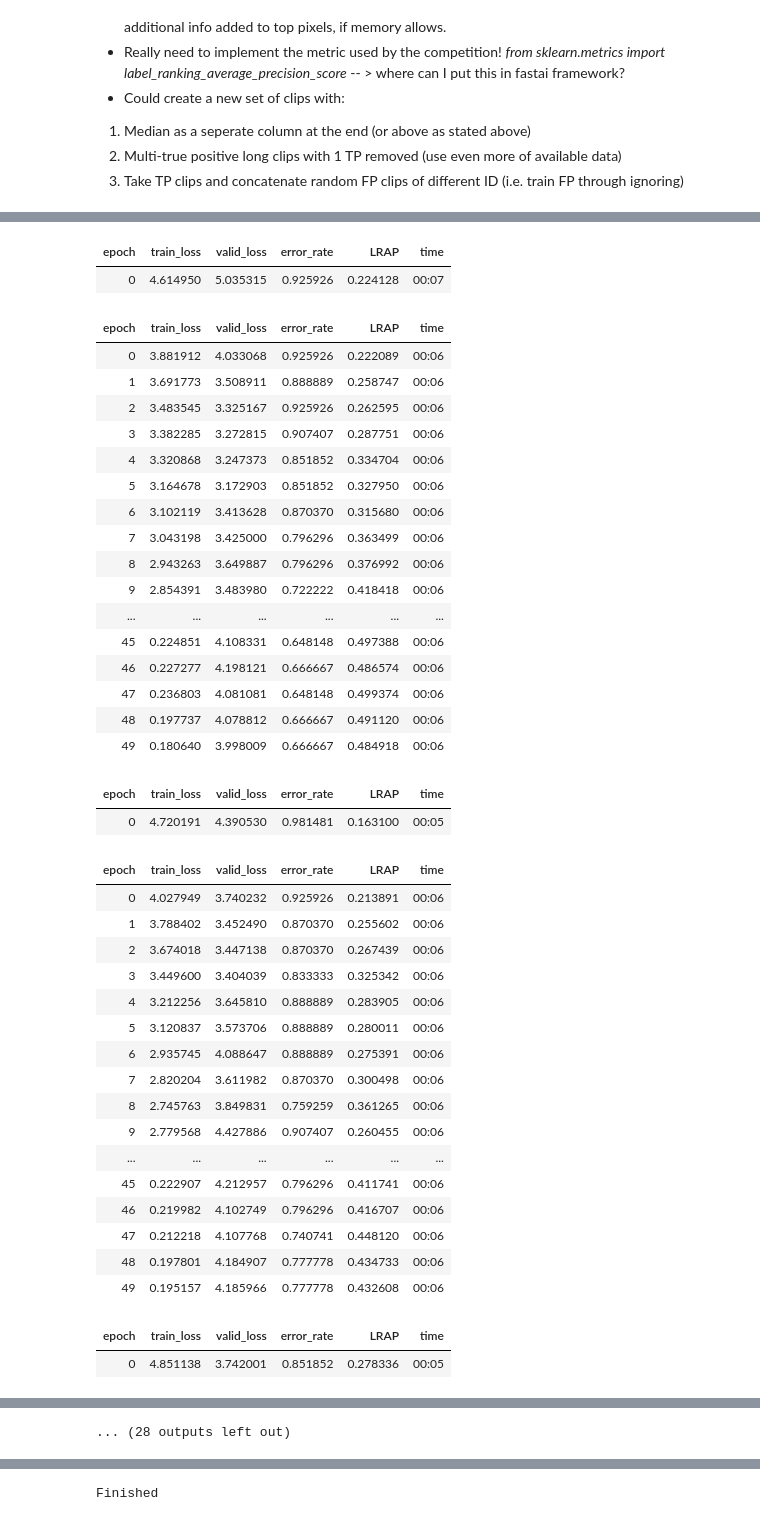
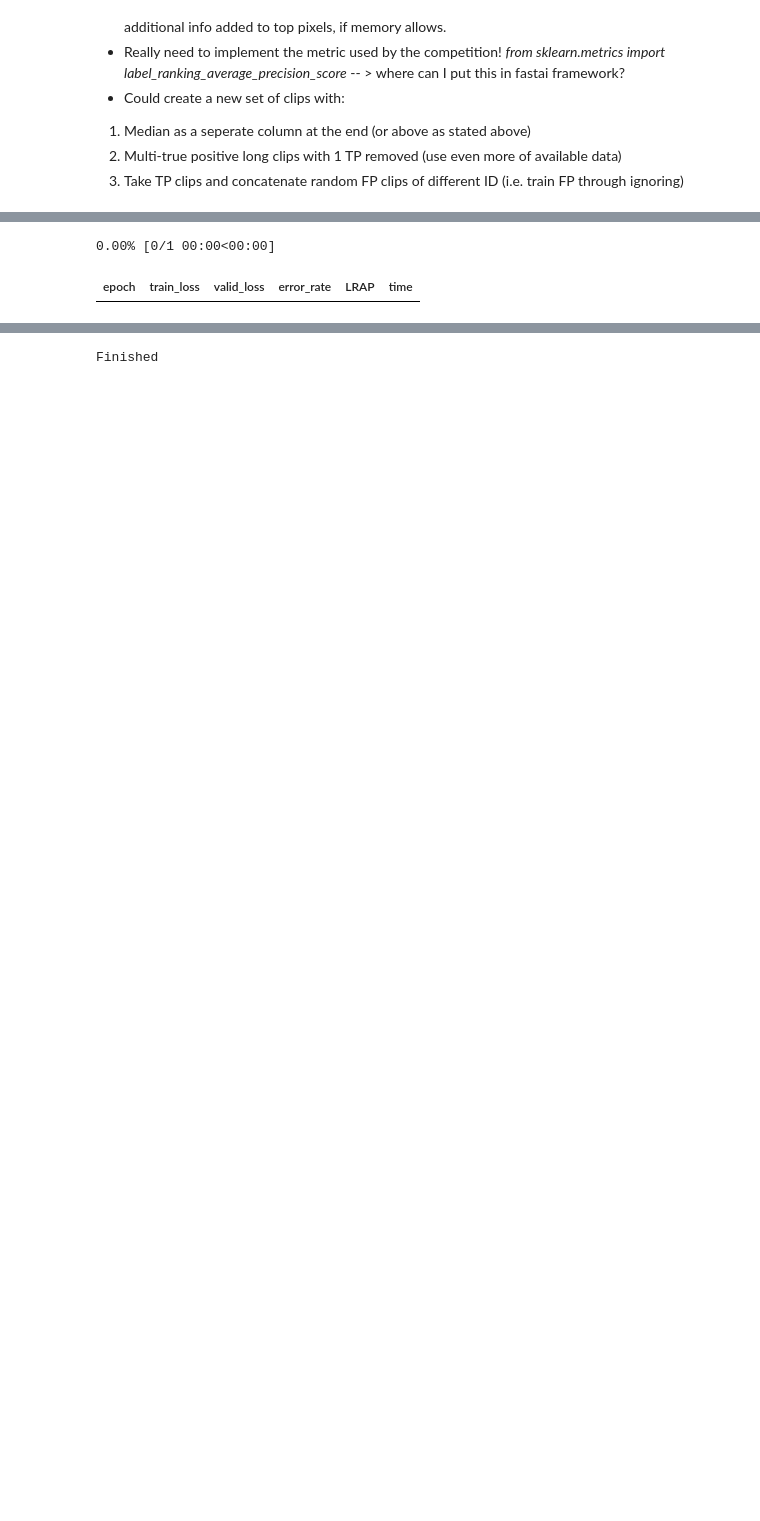
Before and after one commit to KidElectric/rfcx_kaggle, a Jupyter notebook: notebooks/3.0-bri-train-models-experiments.ipynb, the cells around one changed output, grey strips where cells are left out. Saved outputs shown, nothing was run; the diff lists cells and outputs as text; code cells hidden in the pictures; blank space fills up the shorter version.

```diff
--- a/notebooks/3.0-bri-train-models-experiments.ipynb
+++ b/notebooks/3.0-bri-train-models-experiments.ipynb
@@ -200,25 +200,28 @@ def LRAP(inp, targ, sigmoid=True):
         targ_array[i,t]=1
     return skm.label_ranking_average_precision_score(targ_array,pred)
 # %%
-# Train many smaller models on randomly subsampled image sets (n=50 to start)
+# Train many smaller models using mixup on randomly subsampled image sets (n=50 to start)
 def which_singer(x): return x.parts[-1].split('_')[1]
-rs = 15
-path =CC_ROOT.joinpath('data').joinpath('processed').joinpath('resamp_%d' % 15)
-nmodels=50
+rs = 25
+path =CC_ROOT.joinpath('data').joinpath('processed').joinpath('resamp_%d' % rs)
+nmodels=10
 mixup = MixUp(0.5)
 for i in range(nmodels):
     subset=path.joinpath(str(i))
     dls = ImageDataLoaders.from_path_func(
         subset, get_image_files(subset), valid_pct=0.2, seed=42,
-        label_func=which_singer, item_tfms=Resize(128,ResizeMethod.Squish),
+        label_func=which_singer, item_tfms=Resize(350,ResizeMethod.Squish),
         batch_tfms=aug_transforms(mult=2, do_flip=False),
-        num_workers=0,bs=12)
+        num_workers=0,bs=6)
 
     learn = cnn_learner(dls, resnet101, cbs=mixup,
                         loss_func=CrossEntropyLossFlat(),
                         metrics=[error_rate, LRAP])
     learn.fine_tune(50)
-    model_name='rn101_50ep_128_resamp%d_TP_FP_NP_aug2_noflip_mixup0p5.pkl' % rs
-    learn.export(fname=path.joinpath('models').joinpath(model_name)) #30e = 0.717
+    model_name='rn101_50ep_350_resamp%d_TP_FP_NP_aug2_noflip_mixup0p5_%d.pkl' % (rs,i)
+    mpath=path.joinpath('models')
+    if mpath.exists() == False:
+        os.makedirs(mpath)
+    learn.export(fname=mpath.joinpath(model_name)) #30e = 0.717
 # %% [output]
 | epoch | train_loss | valid_loss | error_rate | LRAP | time |
@@ -245,62 +346,26 @@ KeyboardInterrupt:
 # %%
 # NO mixup. Train several smaller models on randomly subsampled image sets (n=50 to start)
 def which_singer(x): return x.parts[-1].split('_')[1]
-rs = 15
-path =CC_ROOT.joinpath('data').joinpath('processed').joinpath('resamp_%d' % 15)
+rs = 33 #Special case: 33 has no FP or NP
+path =CC_ROOT.joinpath('data').joinpath('processed').joinpath('resamp_%d' % rs)
 nmodels=20
+im_size=512
+epochs=30
 for i in range(nmodels):
     subset=path.joinpath(str(i))
     dls = ImageDataLoaders.from_path_func(
-        subset, get_image_files(subset), valid_pct=0.14, seed=42,
-        label_func=which_singer, item_tfms=Resize(224,ResizeMethod.Squish),
-        batch_tfms=aug_transforms(mult=2, do_flip=False),
-        num_workers=0,bs=12)
+        subset, get_image_files(subset), valid_pct=0.2, seed=42,
+        label_func=which_singer, item_tfms=Resize(im_size,ResizeMethod.Squish),
+        batch_tfms=aug_transforms(mult=1, do_flip=False),
+        num_workers=0,bs=6)
 
-    learn = cnn_learner(dls, resnet50, metrics=[error_rate, LRAP])
-    learn.fine_tune(50)
-    model_name='rn50_50ep_224_resamp%d_TP_FP_NP_aug2_noflip_%d.pkl' % (rs,i)
+    learn = cnn_learner(dls, resnet18, metrics=[error_rate, LRAP])
+    learn.fine_tune(epochs)
+    model_name='rn18_%dep_%d_resamp%d_TP_aug1_noflip_%d.pkl' % (epochs,im_size,rs,i)
     mpath=path.joinpath('models')
     if mpath.exists() == False:
         os.makedirs(mpath)
     learn.export(fname=mpath.joinpath(model_name)) #30e = 0.717
 # %% [output]
+0.00% [0/1 00:00<00:00]
 | epoch | train_loss | valid_loss | error_rate | LRAP | time |
-| 0 | 4.614950 | 5.035315 | 0.925926 | 0.224128 | 00:07 |
-| epoch | train_loss | valid_loss | error_rate | LRAP | time |
-| 0 | 3.881912 | 4.033068 | 0.925926 | 0.222089 | 00:06 |
-| 1 | 3.691773 | 3.508911 | 0.888889 | 0.258747 | 00:06 |
-| 2 | 3.483545 | 3.325167 | 0.925926 | 0.262595 | 00:06 |
-| 3 | 3.382285 | 3.272815 | 0.907407 | 0.287751 | 00:06 |
-| 4 | 3.320868 | 3.247373 | 0.851852 | 0.334704 | 00:06 |
-| 5 | 3.164678 | 3.172903 | 0.851852 | 0.327950 | 00:06 |
-| 6 | 3.102119 | 3.413628 | 0.870370 | 0.315680 | 00:06 |
-| 7 | 3.043198 | 3.425000 | 0.796296 | 0.363499 | 00:06 |
-| 8 | 2.943263 | 3.649887 | 0.796296 | 0.376992 | 00:06 |
-| 9 | 2.854391 | 3.483980 | 0.722222 | 0.418418 | 00:06 |
-| ... | ... | ... | ... | ... | ... |
-| 45 | 0.224851 | 4.108331 | 0.648148 | 0.497388 | 00:06 |
-| 46 | 0.227277 | 4.198121 | 0.666667 | 0.486574 | 00:06 |
-| 47 | 0.236803 | 4.081081 | 0.648148 | 0.499374 | 00:06 |
-| 48 | 0.197737 | 4.078812 | 0.666667 | 0.491120 | 00:06 |
-| 49 | 0.180640 | 3.998009 | 0.666667 | 0.484918 | 00:06 |
-| epoch | train_loss | valid_loss | error_rate | LRAP | time |
-| 0 | 4.720191 | 4.390530 | 0.981481 | 0.163100 | 00:05 |
-| epoch | train_loss | valid_loss | error_rate | LRAP | time |
-| 0 | 4.027949 | 3.740232 | 0.925926 | 0.213891 | 00:06 |
-| 1 | 3.788402 | 3.452490 | 0.870370 | 0.255602 | 00:06 |
-| 2 | 3.674018 | 3.447138 | 0.870370 | 0.267439 | 00:06 |
-| 3 | 3.449600 | 3.404039 | 0.833333 | 0.325342 | 00:06 |
-| 4 | 3.212256 | 3.645810 | 0.888889 | 0.283905 | 00:06 |
-| 5 | 3.120837 | 3.573706 | 0.888889 | 0.280011 | 00:06 |
-| 6 | 2.935745 | 4.088647 | 0.888889 | 0.275391 | 00:06 |
-| 7 | 2.820204 | 3.611982 | 0.870370 | 0.300498 | 00:06 |
-| 8 | 2.745763 | 3.849831 | 0.759259 | 0.361265 | 00:06 |
-| 9 | 2.779568 | 4.427886 | 0.907407 | 0.260455 | 00:06 |
-| ... | ... | ... | ... | ... | ... |
-| 45 | 0.222907 | 4.212957 | 0.796296 | 0.411741 | 00:06 |
-| 46 | 0.219982 | 4.102749 | 0.796296 | 0.416707 | 00:06 |
-| 47 | 0.212218 | 4.107768 | 0.740741 | 0.448120 | 00:06 |
-| 48 | 0.197801 | 4.184907 | 0.777778 | 0.434733 | 00:06 |
-| 49 | 0.195157 | 4.185966 | 0.777778 | 0.432608 | 00:06 |
-| epoch | train_loss | valid_loss | error_rate | LRAP | time |
-| 0 | 4.851138 | 3.742001 | 0.851852 | 0.278336 | 00:05 |
@@ -381 +371,0 @@ for i in range(nmodels):
-... (28 outputs left out)
```
Also changed, not shown: parts of 7 cells of this notebook, 2 other files.
